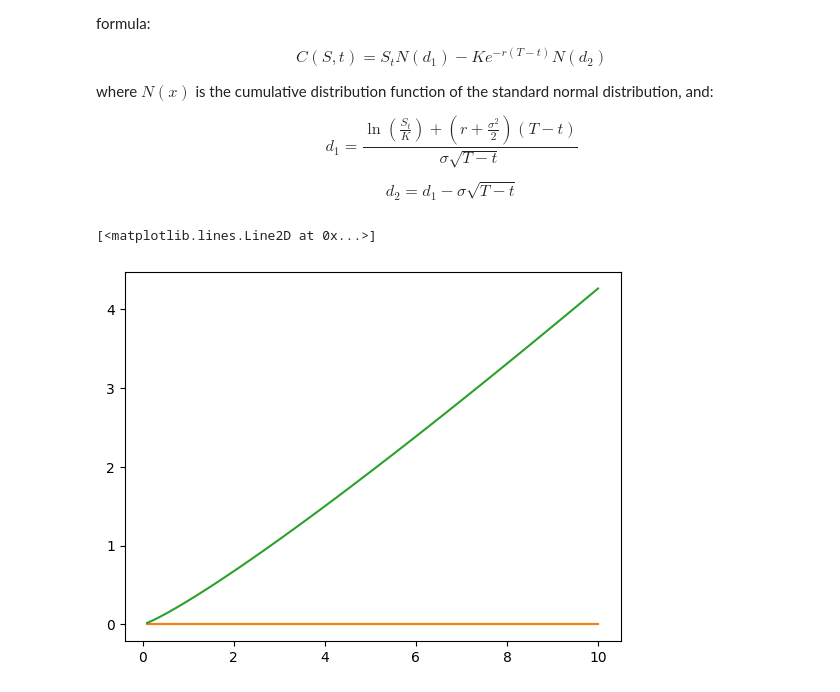
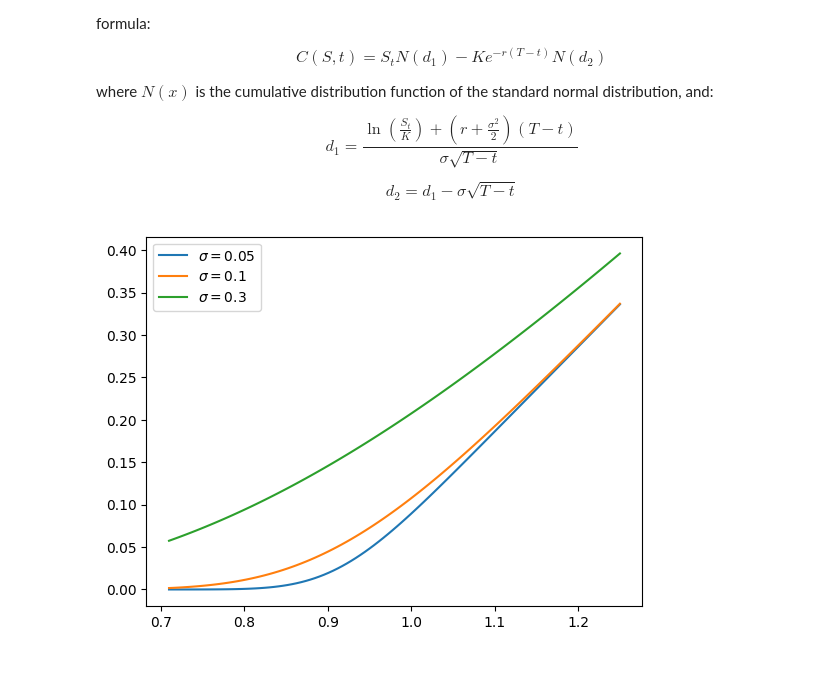
Before and after one commit to jakekali/Financial_Signal_Proccessing_Toolkit, a Jupyter notebook: examples/stochCalc.ipynb, the cells around one changed output. Saved outputs shown, nothing was run; the diff lists cells and outputs as text; code cells hidden in the pictures.

```diff
--- a/examples/stochCalc.ipynb
+++ b/examples/stochCalc.ipynb
@@ -137,21 +137,23 @@ $$d_2 = d_1 - \sigma\sqrt{T-t}$$
 # %%
 def norm_cdf(x):
     return 0.5 * (1 + math.erf(x / math.sqrt(2)))
+
 from scipy.stats import norm
 
-
-def black_scholes(S, sigma, K=np.exp(0.1 * 520), r=0.05, T=520):
+def black_scholes(S, sigma, K=np.exp(0.05 * 0.1 *2), r=0.05, T=2):
     d1 = (np.log(S/K) + (r + sigma**2/2)*T)/(sigma*np.sqrt(T))
     d2 = d1 - sigma*np.sqrt(T)
     return S*norm.cdf(d1) - K*np.exp(-r*T)*norm.cdf(d2)
 
 
-S_range = np.linspace(0.1, 10, 100)
-plt.plot(S_range, black_scholes(S_range,0.05))
-S_range = np.linspace(0.1, 10, 100)
-plt.plot(S_range, black_scholes(S_range,0.1))
-S_range = np.linspace(0.1, 10, 100)
-plt.plot(S_range, black_scholes(S_range,0.3))
+axs = plt.subplot(1,1,1)
+S_range = np.linspace(0.71, 1.25, 100)
+axs.plot(S_range, black_scholes(S_range,0.05), label="$\sigma=0.05$")
+axs.plot(S_range, black_scholes(S_range,0.1),  label="$\sigma=0.1$")
+axs.plot(S_range, black_scholes(S_range,0.3),  label="$\sigma=0.3$")
+axs.legend(loc="upper left")
+
+
+plt.show()
 # %% [output]
-[<matplotlib.lines.Line2D at 0x...>]
-[figure, old version]
+[figure, new version]
```
Also changed, not shown: parts of 4 cells of this notebook, 2 other files.
